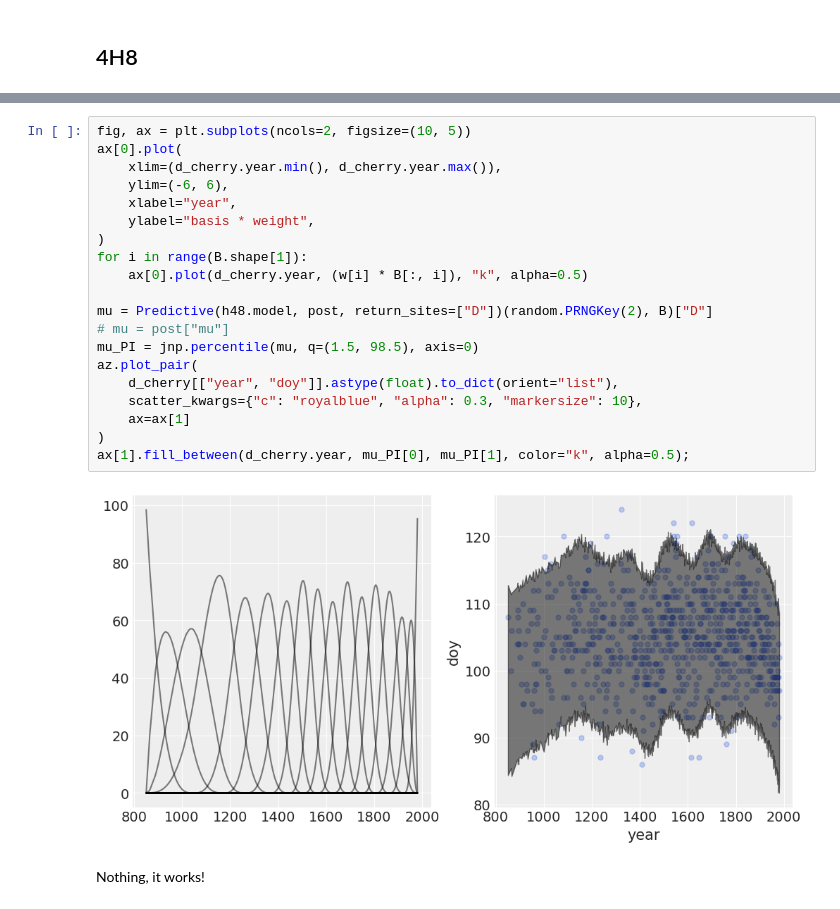
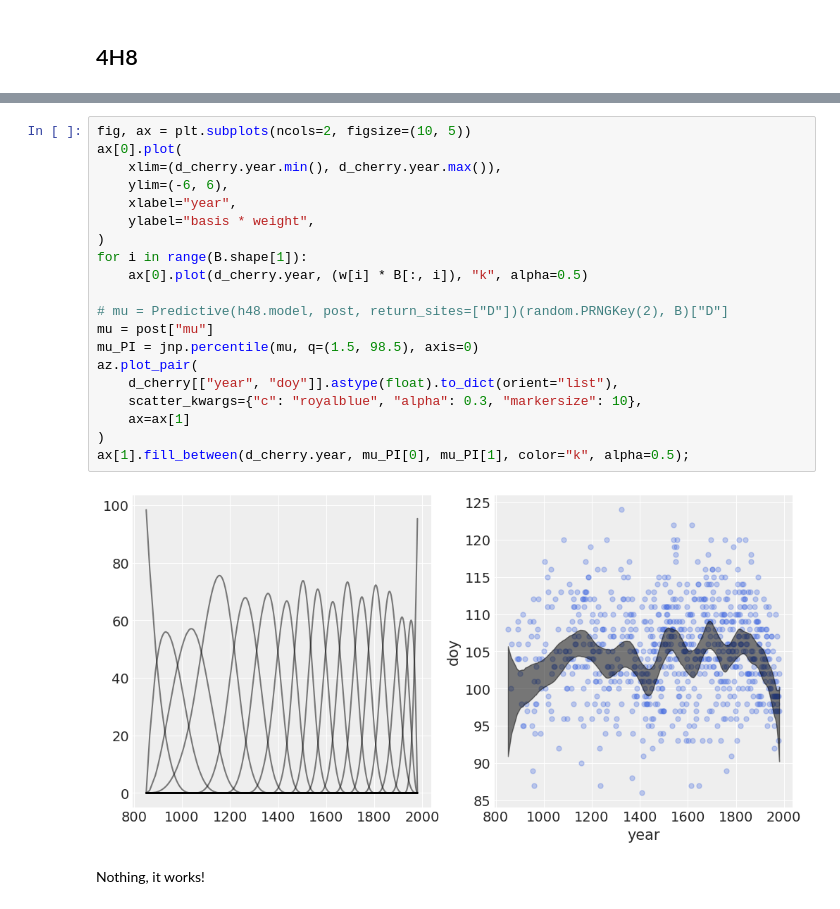
Before and after one commit to simonkamronn/statisticalrethinking, a Jupyter notebook: 4.ipynb, the cells around one changed output, grey strips where cells are left out. Drawn from its saved outputs; the diff is of its cells as text.

```diff
--- a/4.ipynb
+++ b/4.ipynb
@@ -504,24 +506,24 @@ w = jnp.mean(post["w"], 0)
 # %%
 fig, ax = plt.subplots(ncols=2, figsize=(10, 5))
 ax[0].plot(
     xlim=(d_cherry.year.min(), d_cherry.year.max()),
     ylim=(-6, 6),
     xlabel="year",
     ylabel="basis * weight",
 )
 for i in range(B.shape[1]):
     ax[0].plot(d_cherry.year, (w[i] * B[:, i]), "k", alpha=0.5)
 
-mu = Predictive(h48.model, post, return_sites=["D"])(random.PRNGKey(2), B)["D"]
-# mu = post["mu"]
+# mu = Predictive(h48.model, post, return_sites=["D"])(random.PRNGKey(2), B)["D"]
+mu = post["mu"]
 mu_PI = jnp.percentile(mu, q=(1.5, 98.5), axis=0)
 az.plot_pair(
     d_cherry[["year", "doy"]].astype(float).to_dict(orient="list"),
     scatter_kwargs={"c": "royalblue", "alpha": 0.3, "markersize": 10},
     ax=ax[1]
 )
 ax[1].fill_between(d_cherry.year, mu_PI[0], mu_PI[1], color="k", alpha=0.5);
 # %% [output]
-[figure, old version]
+[figure, new version]
 # %% [markdown]
 Nothing, it works!
```
Also changed, not shown: parts of 5 cells of this notebook.
